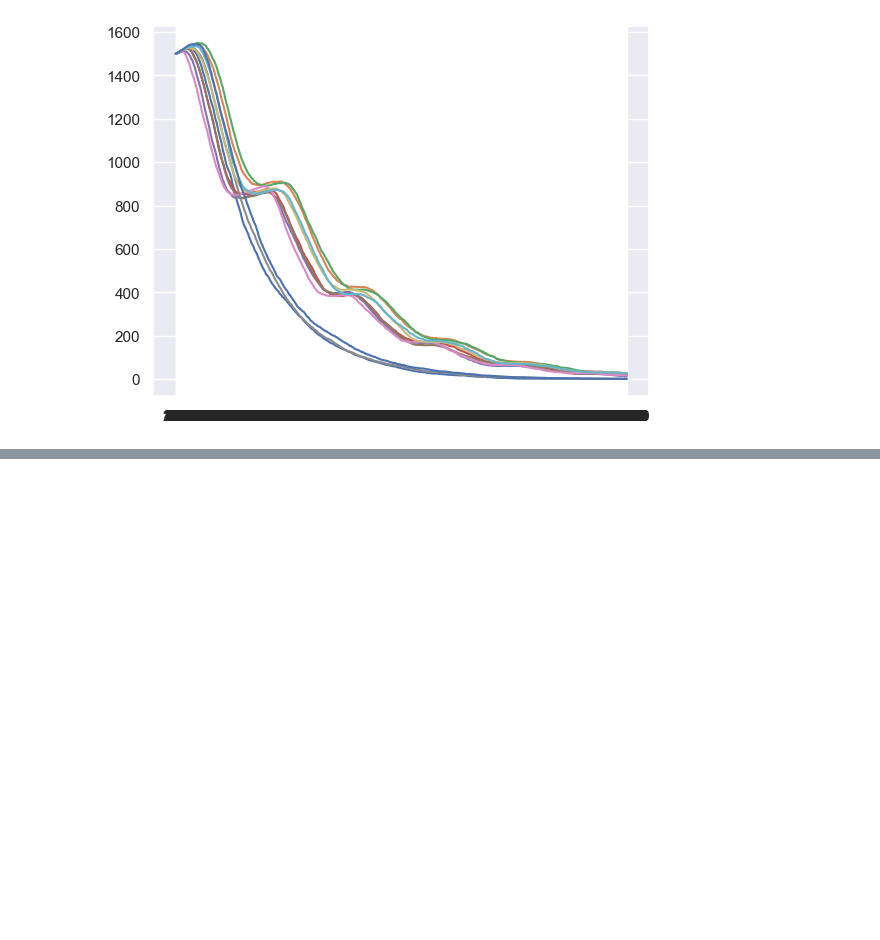
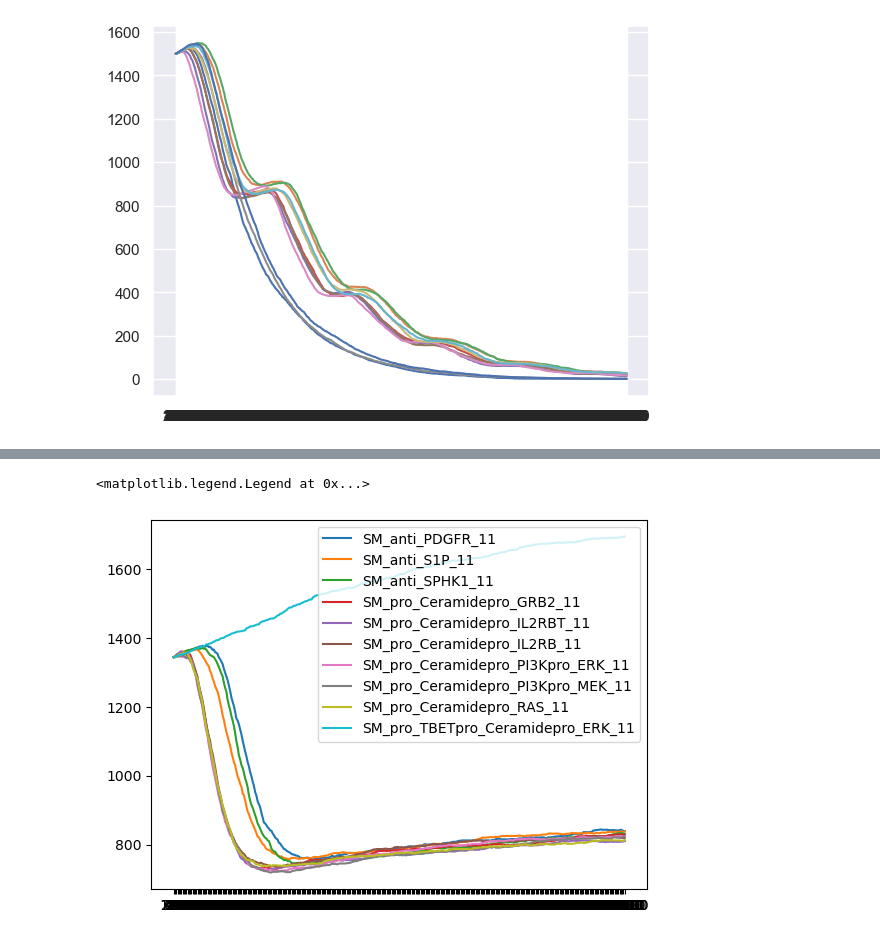
Before and after one commit to johnmetzcar/PhysiLab, a Jupyter notebook: scripts/visualize_cells_rough.ipynb, the cells around one changed output, grey strips where cells are left out. Cells and saved outputs as stored; diff of their text form; code cells hidden in the pictures; blank space fills up the shorter version.

```diff
--- a/scripts/visualize_cells_rough.ipynb
+++ b/scripts/visualize_cells_rough.ipynb
@@ -235,0 +309,8 @@ for intervention in df_long_decay:
+# %%
+for intervention in df_categories_space[df_categories_space.algorithm == 'SM'].index:
+    plt.plot(df_space_transpose.index, df_space_transpose[intervention], label=intervention)
+
+plt.legend(loc='upper right')
+# %% [output]
+<matplotlib.legend.Legend at 0x...>
+[figure, added]
```
Also changed, not shown: parts of 7 cells of this notebook, 6 other files.
